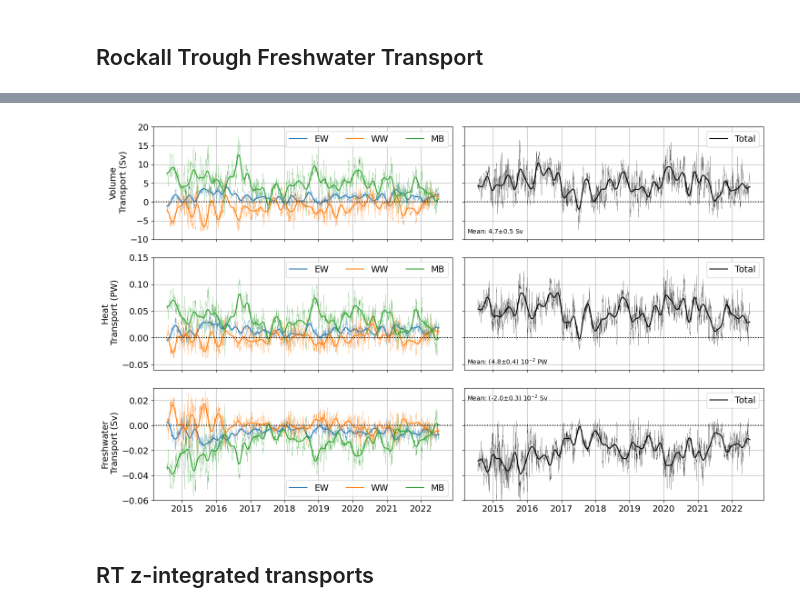
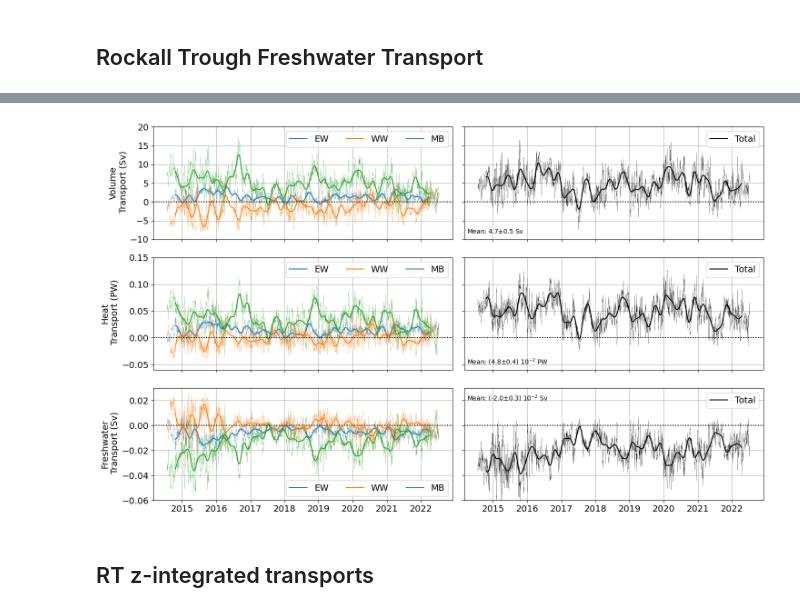
Before and after one commit to ScotMarPhys/Rockall_Trough_Transports, a Jupyter notebook: notebooks/9.0_Paper_Rockall_Trough_Results.ipynb, the cells around one changed output, grey strips where cells are left out. Drawn from its saved outputs; the diff is of its cells as text; code cells hidden in the pictures.

```diff
--- a/notebooks/9.0_Paper_Rockall_Trough_Results.ipynb
+++ b/notebooks/9.0_Paper_Rockall_Trough_Results.ipynb
@@ -710,5 +769,8 @@ for i,ax in enumerate(axs):
 # %%
 fig,axs = plt.subplots(3,2,sharex=True,figsize=[15,9])
+
+lp_str = RT_Q_Qh_Qf.TIME[0].values+np.timedelta64(90,'D')
+lp_end = RT_Q_Qh_Qf.TIME[-1].values-np.timedelta64(90,'D')
 
 ylabel_name = ['Volume\n Transport (Sv)','Heat\n Transport (PW)','Freshwater\n Transport (Sv)']
 # build a rectangle in axes coords
@@ -718,20 +780,20 @@ bottom = .05
 ### volume
 ax=axs[0,0]
 RT_Q_Qh_Qf.Q_EW.plot.line(ax=ax,linewidth=.2,color='C0')
-RT_Q_Qh_Qf.Q_lp_EW.plot.line(ax=ax,color='C0',label='EW')
+RT_Q_Qh_Qf.Q_lp_EW.sel(TIME=slice(lp_str,lp_end)).plot.line(ax=ax,color='C0',label='EW')
 
 RT_Q_Qh_Qf.Q_WW.plot.line(ax=ax,linewidth=.2,color='C1')
-RT_Q_Qh_Qf.Q_lp_WW.plot.line(ax=ax,color='C1',label='WW')
+RT_Q_Qh_Qf.Q_lp_WW.sel(TIME=slice(lp_str,lp_end)).plot.line(ax=ax,color='C1',label='WW')
 
 RT_Q_Qh_Qf.Q_MB.plot.line(ax=ax,linewidth=.2,color='C2')
-RT_Q_Qh_Qf.Q_lp_MB.plot.line(ax=ax,color='C2',label='MB')
+RT_Q_Qh_Qf.Q_lp_MB.sel(TIME=slice(lp_str,lp_end)).plot.line(ax=ax,color='C2',label='MB')
 
 ax.set_ylim([-10, 20])
 ax.set_ylabel(ylabel_name[0])
 
 ax=axs[0,1]
 RT_Q_Qh_Qf.Q_total.plot.line('k',ax=ax,linewidth=.2)
-RT_Q_Qh_Qf.Q_total_lp.plot.line('k',ax=ax,label='Total')
+RT_Q_Qh_Qf.Q_total_lp.sel(TIME=slice(lp_str,lp_end)).plot.line('k',ax=ax,label='Total')
 ax.text(left, bottom, ('Mean: %2.1f$\pm$%2.1f Sv' %(RT_Q_Qh_Qf.Q_total.mean().values,RT_Q_Qh_Qf.Q_total_SE.values)),
         fontsize=10,
         transform=ax.transAxes)
@@ -742,13 +804,13 @@ ax.set_yticklabels('')
 ### heat
 ax=axs[1,0]
 RT_Q_Qh_Qf.Qh_EW.plot.line(ax=ax,linewidth=.2,color='C0')
-RT_Q_Qh_Qf.Qh_lp_EW.plot.line(ax=ax,color='C0',label='EW')
+RT_Q_Qh_Qf.Qh_lp_EW.sel(TIME=slice(lp_str,lp_end)).plot.line(ax=ax,color='C0',label='EW')
 
 RT_Q_Qh_Qf.Qh_WW.plot.line(ax=ax,linewidth=.2,color='C1')
-RT_Q_Qh_Qf.Qh_lp_WW.plot.line(ax=ax,color='C1',label='WW')
+RT_Q_Qh_Qf.Qh_lp_WW.sel(TIME=slice(lp_str,lp_end)).plot.line(ax=ax,color='C1',label='WW')
 
 RT_Q_Qh_Qf.Qh_MB.plot.line(ax=ax,linewidth=.2,color='C2')
-RT_Q_Qh_Qf.Qh_lp_MB.plot.line(ax=ax,color='C2',label='MB')
+RT_Q_Qh_Qf.Qh_lp_MB.sel(TIME=slice(lp_str,lp_end)).plot.line(ax=ax,color='C2',label='MB')
 ax.set_ylim([-.06, .15])
 ax.set_ylabel(ylabel_name[1])
 
@@ -756,7 +818,7 @@ ax=axs[1,1]
 left = .01
 bottom = .05
 RT_Q_Qh_Qf.Qh_total.plot.line('k',ax=ax,linewidth=.2)
-RT_Q_Qh_Qf.Qh_total_lp.plot.line('k',ax=ax,label='Total')
+RT_Q_Qh_Qf.Qh_total_lp.sel(TIME=slice(lp_str,lp_end)).plot.line('k',ax=ax,label='Total')
 ax.text(left, bottom, ('Mean: (%2.1f$\pm$%2.1f) 10$^{-2}$ PW' %(RT_Q_Qh_Qf.Qh_total.mean().values*1e2,RT_Q_Qh_Qf.Qh_total_SE.values*1e2)),
         fontsize=10,
         transform=ax.transAxes)
@@ -767,42 +829,42 @@ ax.set_yticklabels('')
 ### freshwater
 ax=axs[2,0]
 RT_Q_Qh_Qf.Qf_EW.plot.line(ax=ax,linewidth=.2,color='C0')
-RT_Q_Qh_Qf.Qf_lp_EW.plot.line(ax=ax,color='C0',label='EW')
+RT_Q_Qh_Qf.Qf_lp_EW.sel(TIME=slice(lp_str,lp_end)).plot.line(ax=ax,color='C0',label='EW')
 
 RT_Q_Qh_Qf.Qf_WW.plot.line(ax=ax,linewidth=.2,color='C1')
-RT_Q_Qh_Qf.Qf_lp_WW.plot.line(ax=ax,color='C1',label='WW')
+RT_Q_Qh_Qf.Qf_lp_WW.sel(TIME=slice(lp_str,lp_end)).plot.line(ax=ax,color='C1',label='WW')
 
 RT_Q_Qh_Qf.Qf_MB.plot.line(ax=ax,linewidth=.2,color='C2')
-RT_Q_Qh_Qf.Qf_lp_MB.plot.line(ax=ax,color='C2',label='MB')
+RT_Q_Qh_Qf.Qf_lp_MB.sel(TIME=slice(lp_str,lp_end)).plot.line(ax=ax,color='C2',label='MB')
 
 ax.set_ylim([-.06, .03])
 ax.set_ylabel(ylabel_name[2])
 
 ax=axs[2,1]
 left = .01
 bottom = .95
 RT_Q_Qh_Qf.Qf_total.plot.line('k',ax=ax,linewidth=.2)
-RT_Q_Qh_Qf.Qf_total_lp.plot.line('k',ax=ax,label='Total')
-ax.text(left, bottom,('Mean: (%2.1f$\pm$%2.1f) 10$^{-2}$ Sv' %(RT_Q_Qh_Qf.Qf_total.mean().values*1e2,RT_Q_Qh_Qf.Qf_total_SE.values*1e2)),
+RT_Q_Qh_Qf.Qf_total_lp.sel(TIME=slice(lp_str,lp_end)).plot.line('k',ax=ax,label='Total')
+ax.text(left, bottom, ('Mean: (%2.1f$\pm$%2.1f) 10$^{-2}$ Sv' %(RT_Q_Qh_Qf.Qf_total.mean().values*1e2,RT_Q_Qh_Qf.Qf_total_SE.values*1e2)),
         fontsize=10,va='top',
         transform=ax.transAxes)
 
 ax.set_ylim([-.06, .03])
 ax.set_ylabel('')
 ax.set_yticklabels('')
 
 ### general
 for i,ax in enumerate(axs.flat):
     ax.grid()
     ax.set_title('')
     ax.set_xlabel('')
     ax.legend(ncol = len(ax.lines))
     ax.axhline(0,color='k',ls=':')
 plt.tight_layout()
 
 fig.savefig(f'{fig_out_path}Rockall_Trough_volume_heat_fw_transports_{date_str_start}_{date_str_end}_{fn_version}.png',dpi=300,bbox_inches='tight')
 fig.savefig(f'{fig_out_path_od}/Rockall_Trough_volume_heat_fw_transports_{date_str_start}_{date_str_end}_{fn_version}.png',dpi=300,bbox_inches='tight')
 # %% [output]
-[figure, old version]
+[figure, new version]
 # %% [markdown]
 ## RT z-integrated transports
```
Also changed, not shown: parts of 12 cells of this notebook, 4 other files.
